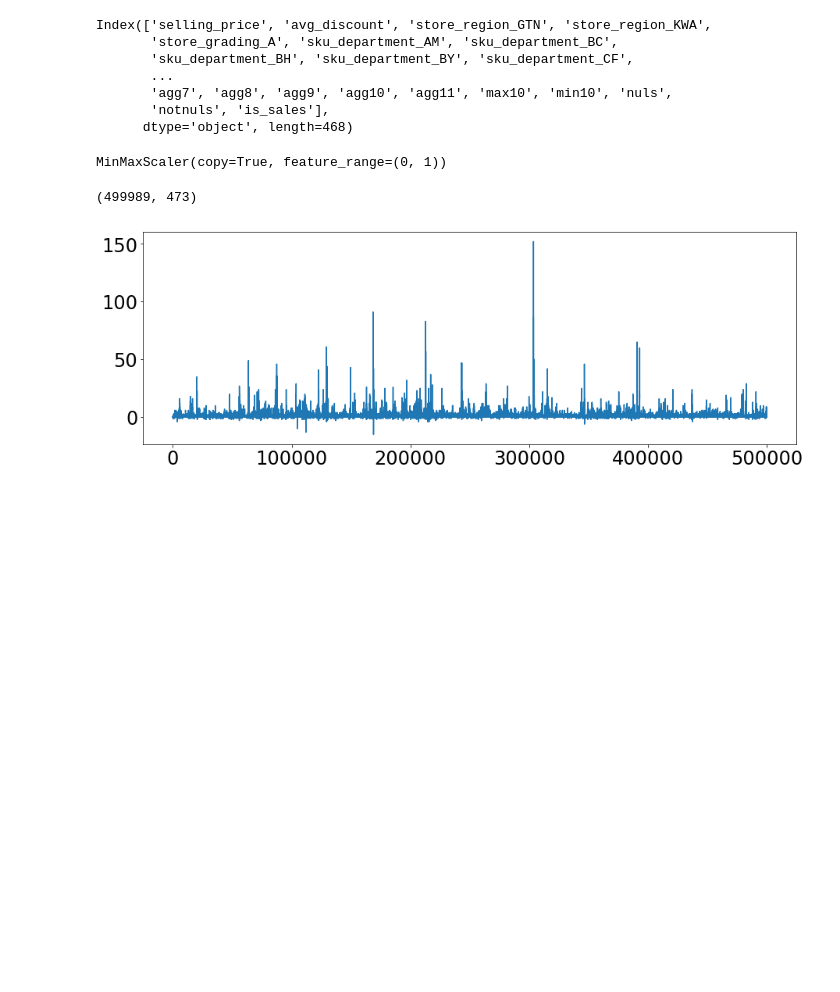
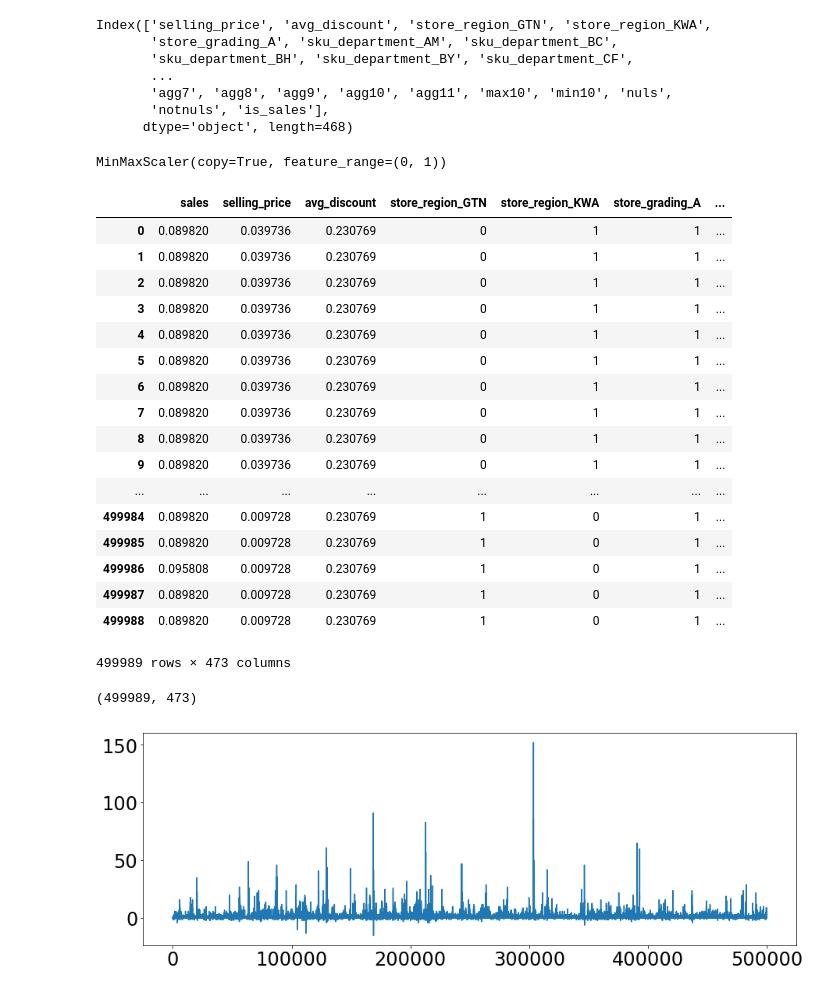
Before and after one commit to brandries/project_echo_clustering, a Jupyter notebook: bcx_presentation_new_subset.ipynb, the cells around one changed output. Cells and saved outputs as stored; diff of their text form; code cells hidden in the pictures; blank space fills up the shorter version.

```diff
--- a/bcx_presentation_new_subset.ipynb
+++ b/bcx_presentation_new_subset.ipynb
@@ -89,8 +89,8 @@ class TimeSeriesModelling():
         full_extra.reset_index(inplace=True, drop=True)
         #full_extra = scaler.transform(full_extra)
         self.X = pd.DataFrame(ts.X.reshape(ts.X.shape[0], ts.X.shape[2]),
-                              columns=['sales'.format(x) for x in range(ts.X.shape[2])]).join(pd.DataFrame(full_extra))
-        self.X = self.X.values.reshape(self.X.shape[0], 1, self.X.shape[1])
+                              columns=['sales']).join(pd.DataFrame(full_extra))
+        #self.X = self.X.values.reshape(self.X.shape[0], 1, self.X.shape[1])
         return self.X
 
 
@@ -187,7 +187,7 @@ def parameterize_output(x, threshold=0.5):
 def is_sales(sales):
     return pd.DataFrame([0 if x != 0 else 1 for x in sales], columns = ['is_sales'])
 # %%
-df = pd.read_csv('../data/snapshot_full_df.csv')
+df = pd.read_csv('../Group Project Stage/snapshot_full_df.csv')
 df_train = df.copy()
 # %%
 df_train.sort_values(['store_key', 'sku_key', 'tran_date'], inplace=True)
@@ -292,8 +292,29 @@ df = pd.DataFrame(df, columns=['sales'])
 
 X, y = ts.preprocessing(df, lagshift=1)
 X = ts.add_additional_feat(subset_df, cat, scale_add)
-X = X.reshape(X.shape[0], X.shape[2])
-X_train, X_test, y_train, y_test = ts.train_test_split(X, y, 0.8)
+#X = X.reshape(X.shape[0], X.shape[2])
+#X_train, X_test, y_train, y_test = ts.train_test_split(X, y, 0.8)
+# %%
+X
+# %% [output]
+|  | sales | selling_price | avg_discount | store_region_GTN | store_region_KWA | store_grading_A | ... |
+| 0 | 0.089820 | 0.039736 | 0.230769 | 0 | 1 | 1 | ... |
+| 1 | 0.089820 | 0.039736 | 0.230769 | 0 | 1 | 1 | ... |
+| 2 | 0.089820 | 0.039736 | 0.230769 | 0 | 1 | 1 | ... |
+| 3 | 0.089820 | 0.039736 | 0.230769 | 0 | 1 | 1 | ... |
+| 4 | 0.089820 | 0.039736 | 0.230769 | 0 | 1 | 1 | ... |
+| 5 | 0.089820 | 0.039736 | 0.230769 | 0 | 1 | 1 | ... |
+| 6 | 0.089820 | 0.039736 | 0.230769 | 0 | 1 | 1 | ... |
+| 7 | 0.089820 | 0.039736 | 0.230769 | 0 | 1 | 1 | ... |
+| 8 | 0.089820 | 0.039736 | 0.230769 | 0 | 1 | 1 | ... |
+| 9 | 0.089820 | 0.039736 | 0.230769 | 0 | 1 | 1 | ... |
+| ... | ... | ... | ... | ... | ... | ... | ... |
+| 499984 | 0.089820 | 0.009728 | 0.230769 | 1 | 0 | 1 | ... |
+| 499985 | 0.089820 | 0.009728 | 0.230769 | 1 | 0 | 1 | ... |
+| 499986 | 0.095808 | 0.009728 | 0.230769 | 1 | 0 | 1 | ... |
+| 499987 | 0.089820 | 0.009728 | 0.230769 | 1 | 0 | 1 | ... |
+| 499988 | 0.089820 | 0.009728 | 0.230769 | 1 | 0 | 1 | ... |
+499989 rows × 473 columns
 # %%
 X.shape
 # %% [output]
```
Also changed, not shown: parts of 1 cell of this notebook.
